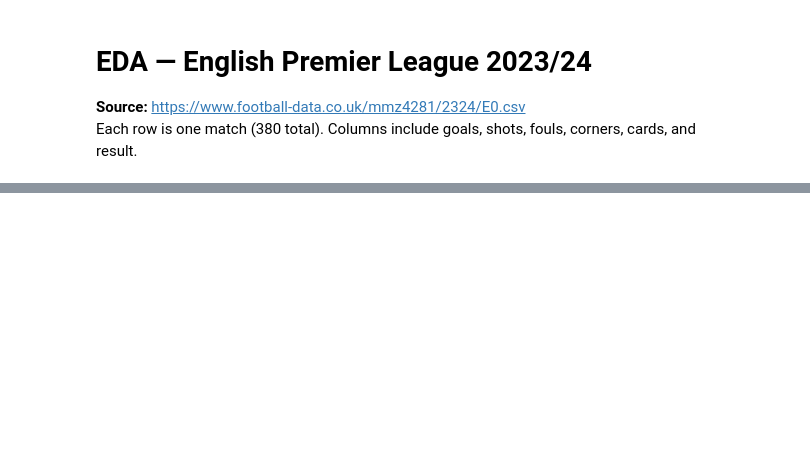
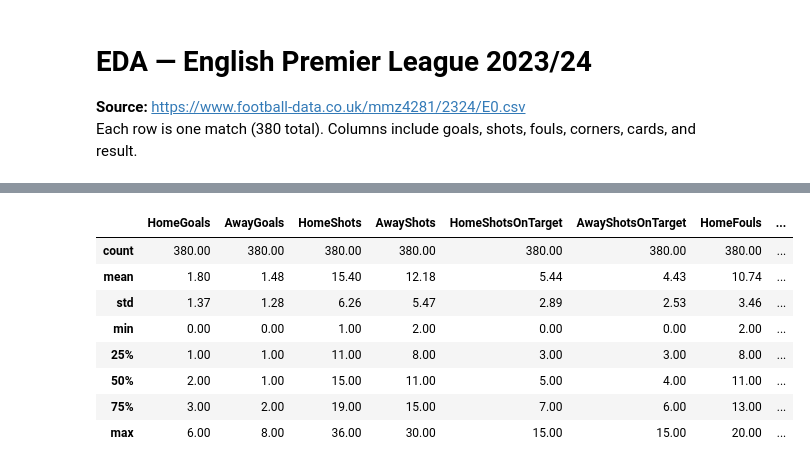
Before and after one commit to datasheng/csc46000-team-project-5000, a Jupyter notebook: football_eda.ipynb, the cells around one changed output, grey strips where cells are left out. Saved outputs shown, nothing was run; the diff lists cells and outputs as text; code cells hidden in the pictures; blank space fills up the shorter version.

```diff
--- a/football_eda.ipynb
+++ b/football_eda.ipynb
@@ -40,0 +103,12 @@ The dataset has 380 rows (one per match) and 18 columns — 16 numerical and 2 c
+# %%
+df[num_cols].describe().round(2)
+# %% [output]
+|  | HomeGoals | AwayGoals | HomeShots | AwayShots | HomeShotsOnTarget | AwayShotsOnTarget | HomeFouls | ... |
+| count | 380.00 | 380.00 | 380.00 | 380.00 | 380.00 | 380.00 | 380.00 | ... |
+| mean | 1.80 | 1.48 | 15.40 | 12.18 | 5.44 | 4.43 | 10.74 | ... |
+| std | 1.37 | 1.28 | 6.26 | 5.47 | 2.89 | 2.53 | 3.46 | ... |
+| min | 0.00 | 0.00 | 1.00 | 2.00 | 0.00 | 0.00 | 2.00 | ... |
+| 25% | 1.00 | 1.00 | 11.00 | 8.00 | 3.00 | 3.00 | 8.00 | ... |
+| 50% | 2.00 | 1.00 | 15.00 | 11.00 | 5.00 | 4.00 | 11.00 | ... |
+| 75% | 3.00 | 2.00 | 19.00 | 15.00 | 7.00 | 6.00 | 13.00 | ... |
+| max | 6.00 | 8.00 | 36.00 | 30.00 | 15.00 | 15.00 | 20.00 | ... |
```
Also changed, not shown: parts of 8 cells of this notebook.
